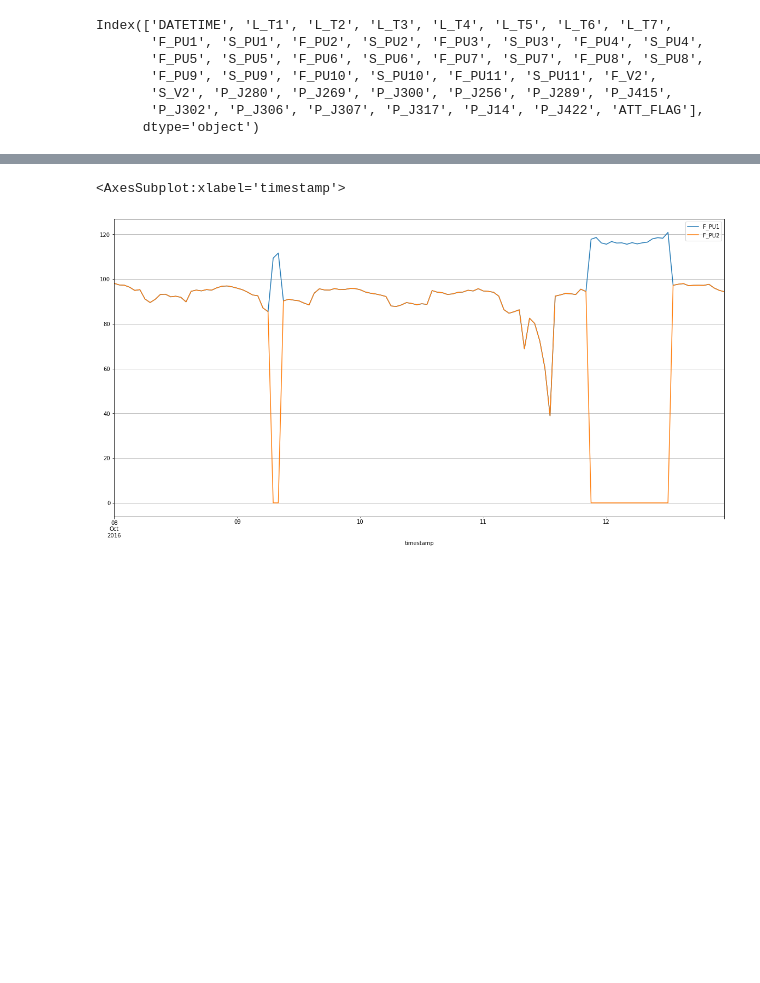
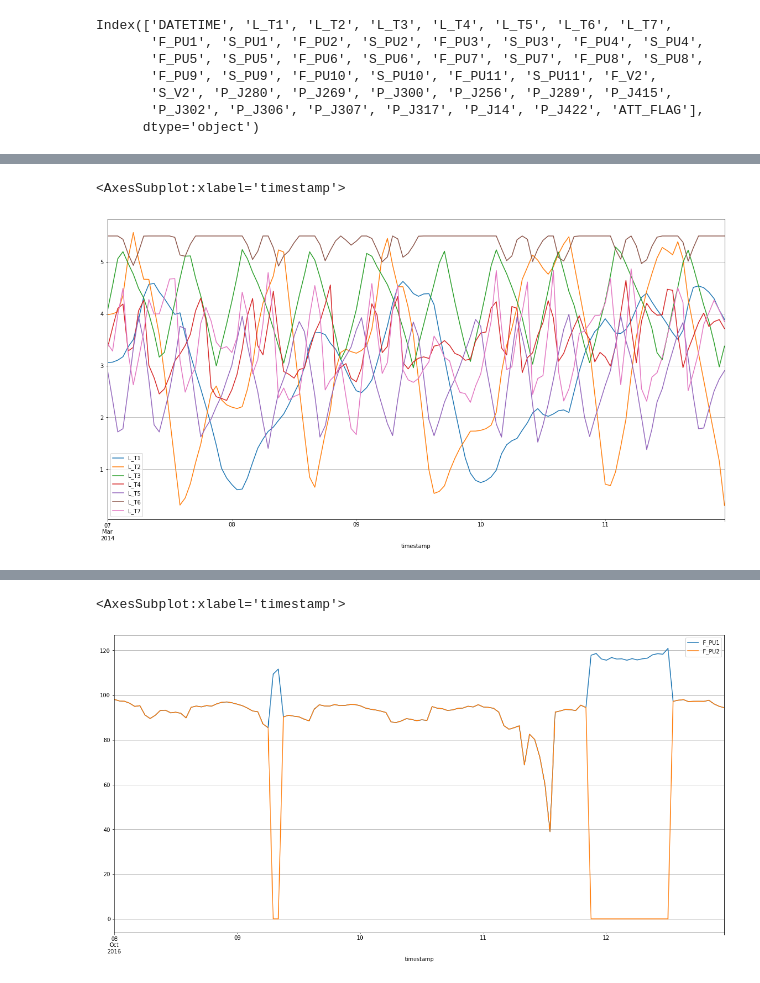
Before and after one commit to aws-samples/anomaly-detection-spatial-temporal-data-workshop, a Jupyter notebook: notebooks/industrial_iot/1.0-nk-batadal-exploration.ipynb, the cells around one changed output, grey strips where cells are left out. Cells and saved outputs as stored; diff of their text form; code cells hidden in the pictures; blank space fills up the shorter version.

Commit message:
add updated iot notebooks and GDN trainer and predict functions

```diff
--- a/notebooks/industrial_iot/1.0-nk-batadal-exploration.ipynb
+++ b/notebooks/industrial_iot/1.0-nk-batadal-exploration.ipynb
@@ -65,0 +60,5 @@ Index(['DATETIME', 'L_T1', 'L_T2', 'L_T3', 'L_T4', 'L_T5', 'L_T6', 'L_T7',
+# %%
+train_no_anom['2014-03-07': '2014-03-11'][[c for c in SENSOR_COLS if "L_T" in c]].plot(figsize=(20,10), grid=True)
+# %% [output]
+<AxesSubplot:xlabel='timestamp'>
+[figure, added]
```
Also changed, not shown: parts of 25 cells of this notebook, 12 other files.
